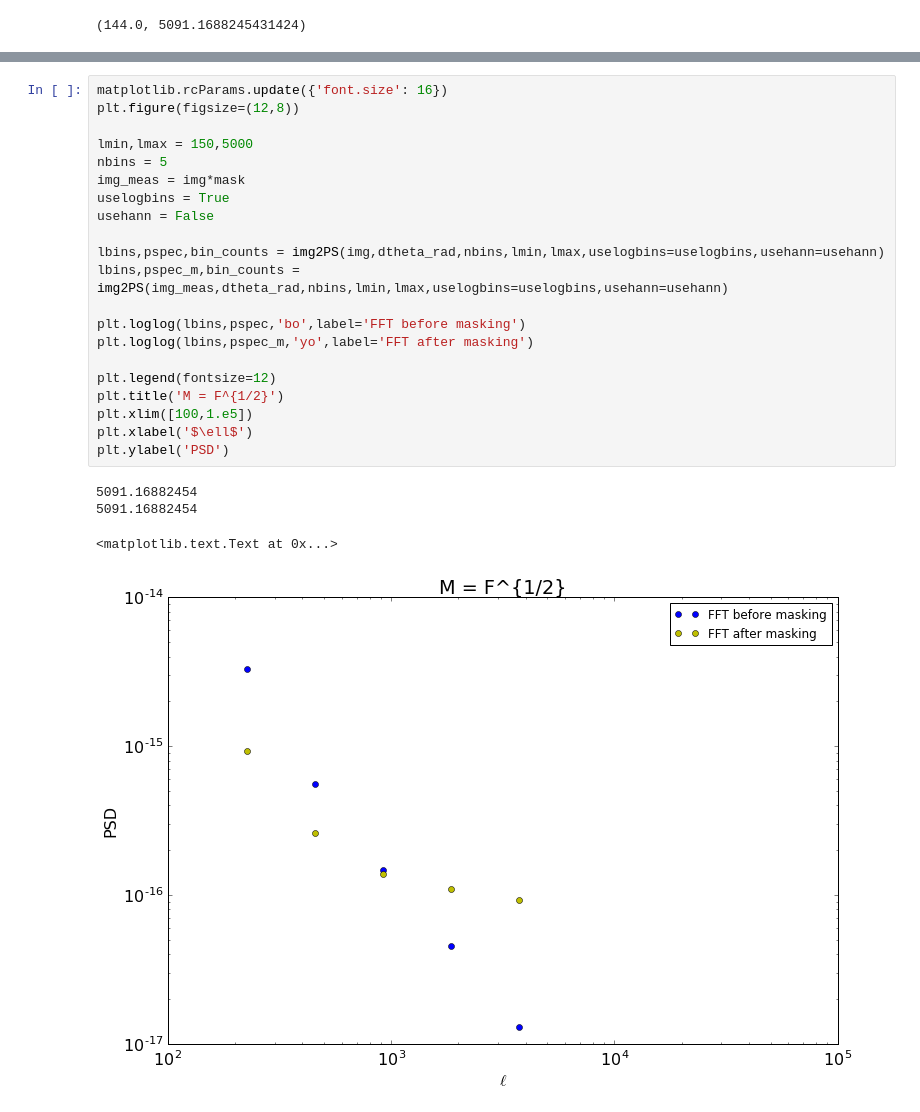
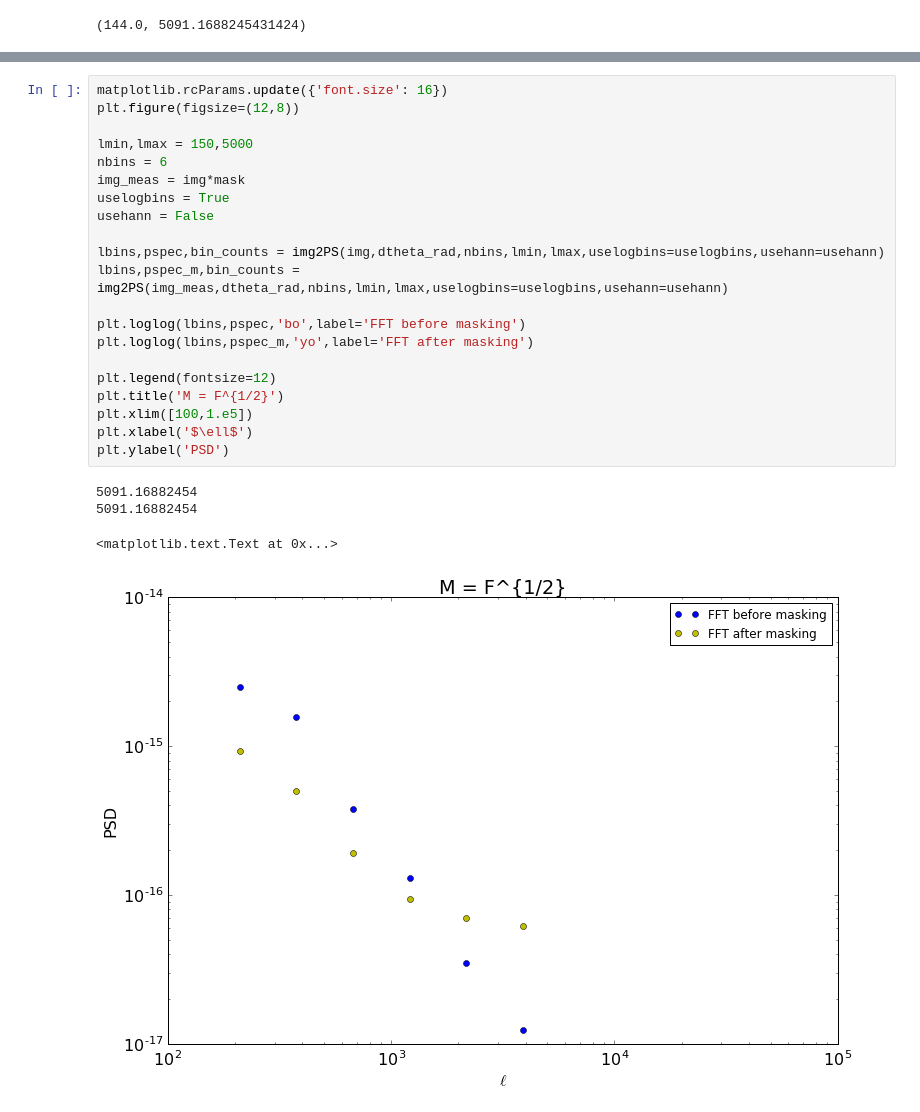
Before and after one commit to abrahamneben/21cmIRxcor, a Jupyter notebook: better_fg_masking_with_opt_pspec/test_optimal_quadratic_power_spectrum_for_masked_image_iterate.ipynb, the cells around one changed output, grey strips where cells are left out. Drawn from its saved outputs; the diff is of its cells as text.

Commit message:
new plots

```diff
--- a/better_fg_masking_with_opt_pspec/test_optimal_quadratic_power_spectrum_for_masked_image_iterate.ipynb
+++ b/better_fg_masking_with_opt_pspec/test_optimal_quadratic_power_spectrum_for_masked_image_iterate.ipynb
@@ -80,29 +80,29 @@ plt.imshow(mask,interpolation='nearest')
 # %%
 matplotlib.rcParams.update({'font.size': 16})
 plt.figure(figsize=(12,8))
 
 lmin,lmax = 150,5000
-nbins = 5
+nbins = 6
 img_meas = img*mask
 uselogbins = True
 usehann = False
 
 lbins,pspec,bin_counts = img2PS(img,dtheta_rad,nbins,lmin,lmax,uselogbins=uselogbins,usehann=usehann)
 lbins,pspec_m,bin_counts = img2PS(img_meas,dtheta_rad,nbins,lmin,lmax,uselogbins=uselogbins,usehann=usehann)
 
 plt.loglog(lbins,pspec,'bo',label='FFT before masking')
 plt.loglog(lbins,pspec_m,'yo',label='FFT after masking')
 
 plt.legend(fontsize=12)
 plt.title('M = F^{1/2}')
 plt.xlim([100,1.e5])
 plt.xlabel('$\ell$')
 plt.ylabel('PSD')
 # %% [output]
 5091.16882454
 5091.16882454
 <matplotlib.text.Text at 0x...>
-[figure, old version]
+[figure, new version]
 # %%
 def img2optPS(img_meas,pguess,dtheta_rad,nbins,lmin,lmax,uselogbins=True,usehann=True,interp_pguess=False,verbose=False):
     n = img_meas.shape[0]
```
Also changed, not shown: parts of 4 cells of this notebook, 2 other files.
